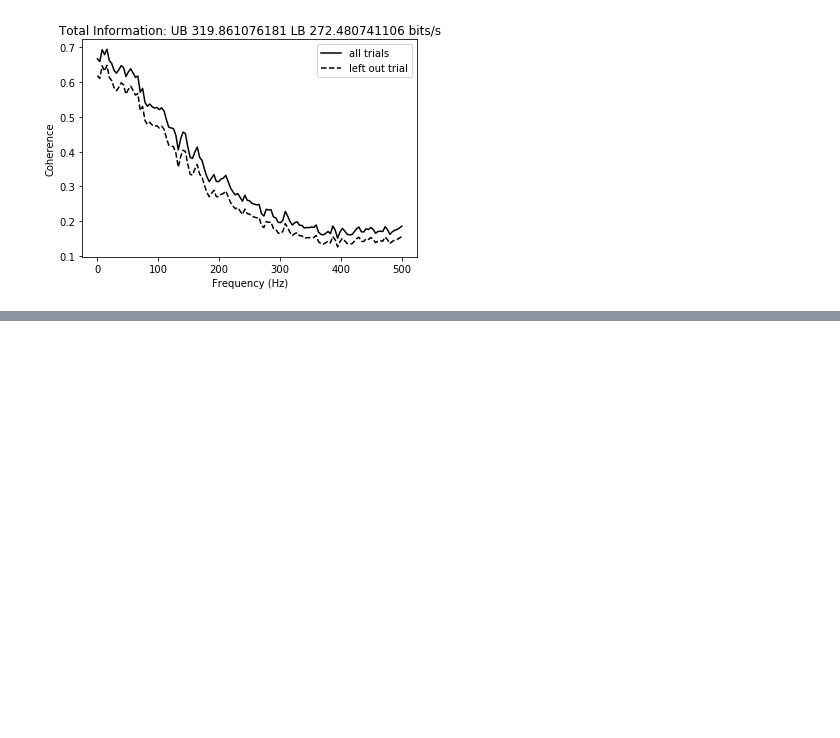
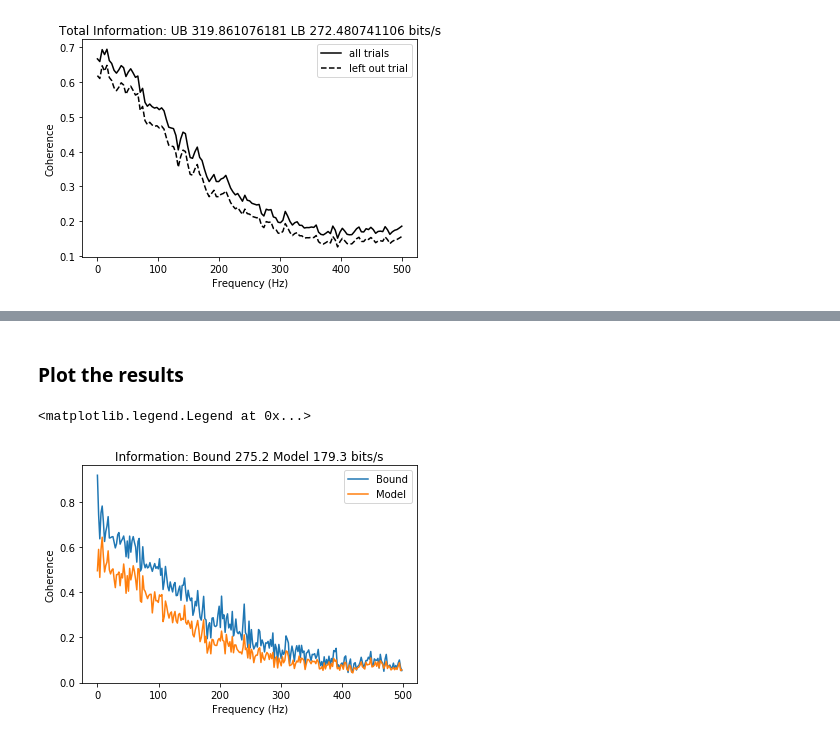
Before and after one commit to theunissenlab/crcns, a Jupyter notebook: python/needs_review/tutorial-coherence.ipynb, the cells around one changed output, grey strips where cells are left out. Saved outputs shown, nothing was run; the diff lists cells and outputs as text; code cells hidden in the pictures; blank space fills up the shorter version.

```diff
--- a/python/needs_review/tutorial-coherence.ipynb
+++ b/python/needs_review/tutorial-coherence.ipynb
@@ -507,9 +442,9 @@ array([  1.34351955e-45,   1.91476186e-46,   9.35936855e-45,
 # %%
 def coherence(x, y, fsamp, nwindow):
+
+    ### A vanilla function to calculate the coherence between two 1d time series.
     npts = len(x)
     nchunk = int(npts/nwindow)
-
-    print npts, nwindow, nchunk
 
     # List to save values
     powx = []
@@ -527,10 +462,10 @@ def coherence(x, y, fsamp, nwindow):
         xf = fft(xchunk)
         yf = fft(ychunk)
 
-        powx.append(xf*xf.conj())
-        powy.append(yf*yf.conj())
+        powx.append(np.real(xf*xf.conj()))
+        powy.append(np.real(yf*yf.conj()))
 
-        crossxy.append(xf*yf)
+        crossxy.append(xf*yf.conj())
 
     freq = fftfreq(nwindow, 1.0/fsamp)
 
@@ -538,6 +473,7 @@ def coherence(x, y, fsamp, nwindow):
     pyy = np.asarray(powy).sum(0)
     cxy = np.asarray(crossxy).sum(0)
 
+
     coh = np.abs(cxy)**2/(pxx*pyy)
 
     return coh[0:nwindow/2], freq[0:nwindow/2]
@@ -553,0 +482,36 @@ ax.plot(freq[0:30], coh[0:30])
+# %%
+# Compute coherence between the two half psths:
+fsamp = 1000.0
+nwindow = 512
+numTrials = 10 # Code should look for this number
+
+# Coherence between two 1/2 of the psth and upper bound
+coh_12, c_freqs = coherence(psthEven, psthOdd, fsamp, nwindow)
+kdown = (-numTrials + numTrials*np.sqrt(1 / coh_12)) / 2       # Eq. 8 of Hsu et al.
+cohBound = 1 / (kdown + 1)
+
+# Coherence between the predicted and psth and prediction
+coh_pred, c_freqs = coherence(prediction, psthAll, fsamp, nwindow)
+rhs = (1 + np.sqrt(1.0 / coh_12)) / (-numTrials + numTrials*np.sqrt(1.0 / coh_12)+2) # rhs of Eq 11 in Hsu et. al
+cohModel = coh_pred * rhs;
+
+# Obtain Information values
+dfreq = c_freqs[1] - c_freqs[0]      # The delta frequency
+infoBound = np.sum(-np.log2(1 - cohBound)) * dfreq
+infoModel = np.sum(-np.log2(1 - cohModel)) * dfreq
+# %% [markdown]
+### Plot the results
+# %%
+# Plot the results
+
+fig, ax = plt.subplots()
+ax.plot(c_freqs, cohBound, label='Bound')
+ax.plot(c_freqs, cohModel, label='Model')
+ax.set(ylabel='Coherence', xlabel='Frequency (Hz)', title='Information: Bound {:.1f} Model {:.1f} bits/s'.format(
+    infoBound, infoModel))
+plt.xlabel('Frequency (Hz)')
+plt.ylabel('Coherence')
+ax.legend()
+# %% [output]
+<matplotlib.legend.Legend at 0x...>
+[figure, added]
```
Also changed, not shown: parts of 27 cells of this notebook.
